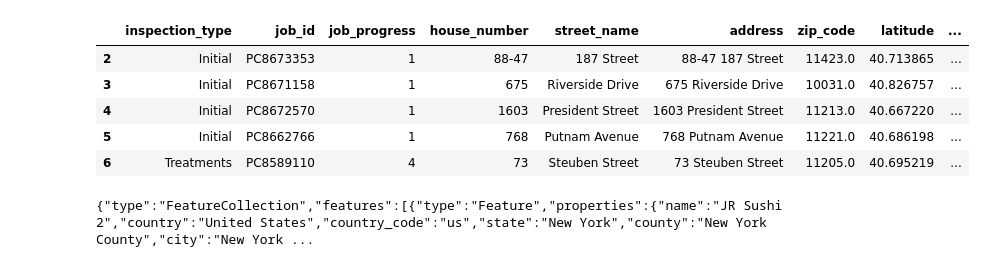
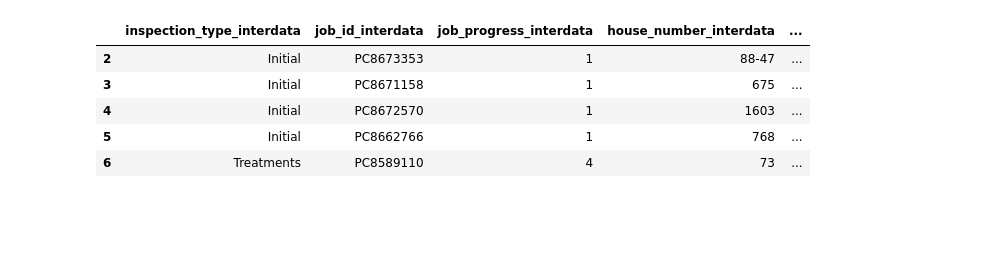
Before and after one commit to conor7276/nyc-rats-in-restaurants, a Jupyter notebook: osm/geoapift.ipynb, the cells around one changed output. Drawn from its saved outputs; the diff is of its cells as text; code cells hidden in the pictures; blank space fills up the shorter version.

```diff
--- a/osm/geoapift.ipynb
+++ b/osm/geoapift.ipynb
@@ -7,58 +15,37 @@ import json
 # %%
 df = pd.read_csv("data_2026-03-02_2026-03-08.csv")
 # Filter out bad coordinates
 df = df.dropna(subset = ['longitude', 'latitude'])
 df = df[(df['longitude'] != 0) & (df['latitude'] != 0)]
 
 # Clean and combine address data for later processing
 df['street_name'] = df['street_name'].apply(lambda x : x.title())
 df['address'] = df.apply(lambda x : str(x['house_number']) + ' ' + x['street_name'] ,axis = 1)
 
-df = df.iloc[1:5]
+df = df.iloc[1:100]
 
 df = df[
     ['inspection_type',
      'job_id',
      'job_progress',
      'house_number',
      'street_name',
      'address',
      'zip_code',
      'latitude',
      'longitude',
      'result',
      'approved_date',
      'nta'
      ]
 ]
+
+df.columns = df.columns.str.lower() + '_interdata'
 df.head()
 # %% [output]
-|  | inspection_type | job_id | job_progress | house_number | street_name | address | zip_code | latitude | ... |
-| 2 | Initial | PC8673353 | 1 | 88-47 | 187 Street | 88-47 187 Street | 11423.0 | 40.713865 | ... |
-| 3 | Initial | PC8671158 | 1 | 675 | Riverside Drive | 675 Riverside Drive | 10031.0 | 40.826757 | ... |
-| 4 | Initial | PC8672570 | 1 | 1603 | President Street | 1603 President Street | 11213.0 | 40.667220 | ... |
-| 5 | Initial | PC8662766 | 1 | 768 | Putnam Avenue | 768 Putnam Avenue | 11221.0 | 40.686198 | ... |
-| 6 | Treatments | PC8589110 | 4 | 73 | Steuben Street | 73 Steuben Street | 11205.0 | 40.695219 | ... |
+|  | inspection_type_interdata | job_id_interdata | job_progress_interdata | house_number_interdata | ... |
+| 2 | Initial | PC8673353 | 1 | 88-47 | ... |
+| 3 | Initial | PC8671158 | 1 | 675 | ... |
+| 4 | Initial | PC8672570 | 1 | 1603 | ... |
+| 5 | Initial | PC8662766 | 1 | 768 | ... |
+| 6 | Treatments | PC8589110 | 4 | 73 | ... |
-# %%
-# import requests
-
-# API methods
-
-categories = "catering.restaurant,commercial.food_and_drink,catering.fast_food,catering.food_court,catering.bar"
-longitude = str(-74.00961)
-latitude = str(40.71525)
-radius = "50"
-max_locations_returned = "5"
-
-
-# url = f"https://api.geoapify.com/v2/places?categories=catering.restaurant,commercial.food_and_drink,catering.fast_food,catering.food_court,catering.bar&filter=circle:-74.00961946500342,40.71525406412272,50&bias=proximity:-74.00961946500342,40.71525406412272&limit=5&apiKey={geoapify_key}"
-
-url = f"https://api.geoapify.com/v2/places?categories={categories}&filter=circle:{longitude},{latitude},{radius}&bias=proximity:{longitude},{latitude}&limit={max_locations_returned}&apiKey={geoapify_key}"
-payload = {}
-headers = {}
-
-response = requests.request("GET", url, headers=headers, data=payload)
-
-print(response.text)
-# %% [output]
-{"type":"FeatureCollection","features":[{"type":"Feature","properties":{"name":"JR Sushi 2","country":"United States","country_code":"us","state":"New York","county":"New York County","city":"New York ...
```
Also changed, not shown: parts of 9 cells of this notebook, 2 other files.
